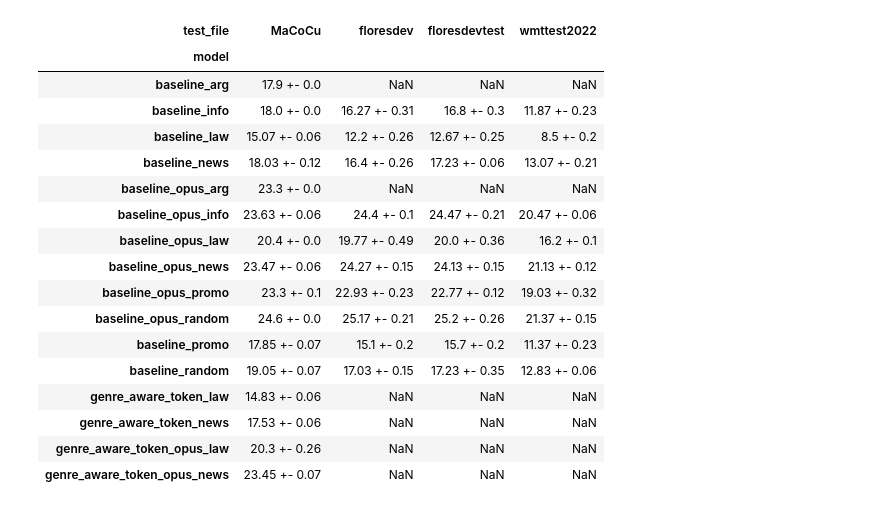
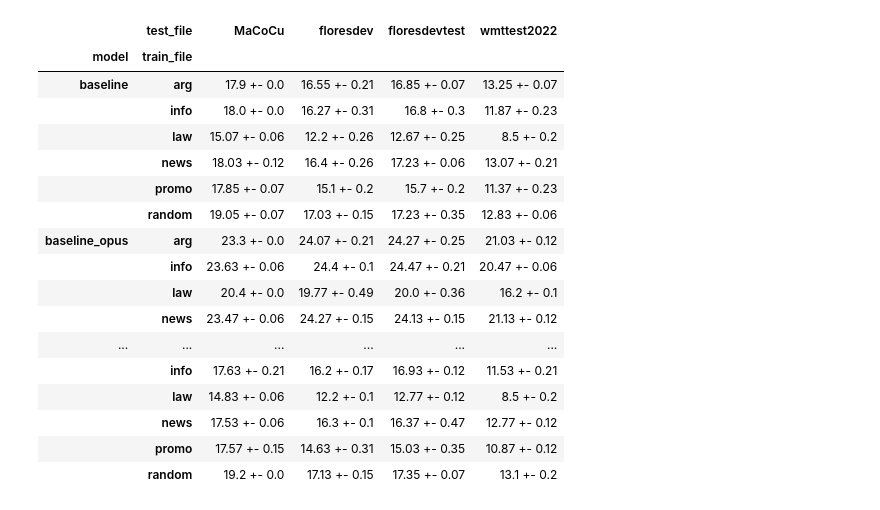
Before and after one commit to Malina03/Genre-enabled-NMT, a Jupyter notebook: analysis_notebooks/results.ipynb, the cells around one changed output. Saved outputs shown, nothing was run; the diff lists cells and outputs as text; code cells hidden in the pictures.

Commit message:
change value

```diff
--- a/analysis_notebooks/results.ipynb
+++ b/analysis_notebooks/results.ipynb
@@ -63,27 +130,32 @@ res_hr
 # %%
 # fine-tuning results
 res_hr = pd.read_csv('../results/hr/fine_tune_bleu_scores.csv')
+# remove rows with genre_aware_token_opus
+res_hr = res_hr[~res_hr['model'].str.contains('genre_aware_token_opus')]
 # combine as strings bleu_mean rounded to 2 decimals +- bleu_std rounded to 2 decimals
 res_hr['bleu'] = res_hr['bleu_mean'].round(2).astype(str) + ' +- ' + res_hr['bleu_std'].round(2).astype(str)
+# make train file column by splitting the model name
+res_hr['train_file'] = res_hr['model'].apply(lambda x: x.split("_")[-1])
+res_hr['model'] = res_hr['model'].apply(lambda x: "_".join(x.split("_")[:-1]))
 # pivot
-res_hr = res_hr.pivot(index='model', columns='test_file', values='bleu')
+res_hr = res_hr.pivot(index=['model','train_file'], columns=['test_file'], values='bleu')
 res_hr
 # %% [output]
-| test_file | MaCoCu | floresdev | floresdevtest | wmttest2022 |
-| model |  |  |  |  |
-| baseline_arg | 17.9 +- 0.0 | NaN | NaN | NaN |
-| baseline_info | 18.0 +- 0.0 | 16.27 +- 0.31 | 16.8 +- 0.3 | 11.87 +- 0.23 |
-| baseline_law | 15.07 +- 0.06 | 12.2 +- 0.26 | 12.67 +- 0.25 | 8.5 +- 0.2 |
-| baseline_news | 18.03 +- 0.12 | 16.4 +- 0.26 | 17.23 +- 0.06 | 13.07 +- 0.21 |
-| baseline_opus_arg | 23.3 +- 0.0 | NaN | NaN | NaN |
-| baseline_opus_info | 23.63 +- 0.06 | 24.4 +- 0.1 | 24.47 +- 0.21 | 20.47 +- 0.06 |
-| baseline_opus_law | 20.4 +- 0.0 | 19.77 +- 0.49 | 20.0 +- 0.36 | 16.2 +- 0.1 |
-| baseline_opus_news | 23.47 +- 0.06 | 24.27 +- 0.15 | 24.13 +- 0.15 | 21.13 +- 0.12 |
-| baseline_opus_promo | 23.3 +- 0.1 | 22.93 +- 0.23 | 22.77 +- 0.12 | 19.03 +- 0.32 |
-| baseline_opus_random | 24.6 +- 0.0 | 25.17 +- 0.21 | 25.2 +- 0.26 | 21.37 +- 0.15 |
-| baseline_promo | 17.85 +- 0.07 | 15.1 +- 0.2 | 15.7 +- 0.2 | 11.37 +- 0.23 |
-| baseline_random | 19.05 +- 0.07 | 17.03 +- 0.15 | 17.23 +- 0.35 | 12.83 +- 0.06 |
-| genre_aware_token_law | 14.83 +- 0.06 | NaN | NaN | NaN |
-| genre_aware_token_news | 17.53 +- 0.06 | NaN | NaN | NaN |
-| genre_aware_token_opus_law | 20.3 +- 0.26 | NaN | NaN | NaN |
-| genre_aware_token_opus_news | 23.45 +- 0.07 | NaN | NaN | NaN |
+|  | test_file | MaCoCu | floresdev | floresdevtest | wmttest2022 |
+| model | train_file |  |  |  |  |
+| baseline | arg | 17.9 +- 0.0 | 16.55 +- 0.21 | 16.85 +- 0.07 | 13.25 +- 0.07 |
+|  | info | 18.0 +- 0.0 | 16.27 +- 0.31 | 16.8 +- 0.3 | 11.87 +- 0.23 |
+|  | law | 15.07 +- 0.06 | 12.2 +- 0.26 | 12.67 +- 0.25 | 8.5 +- 0.2 |
+|  | news | 18.03 +- 0.12 | 16.4 +- 0.26 | 17.23 +- 0.06 | 13.07 +- 0.21 |
+|  | promo | 17.85 +- 0.07 | 15.1 +- 0.2 | 15.7 +- 0.2 | 11.37 +- 0.23 |
+|  | random | 19.05 +- 0.07 | 17.03 +- 0.15 | 17.23 +- 0.35 | 12.83 +- 0.06 |
+| baseline_opus | arg | 23.3 +- 0.0 | 24.07 +- 0.21 | 24.27 +- 0.25 | 21.03 +- 0.12 |
+|  | info | 23.63 +- 0.06 | 24.4 +- 0.1 | 24.47 +- 0.21 | 20.47 +- 0.06 |
+|  | law | 20.4 +- 0.0 | 19.77 +- 0.49 | 20.0 +- 0.36 | 16.2 +- 0.1 |
+|  | news | 23.47 +- 0.06 | 24.27 +- 0.15 | 24.13 +- 0.15 | 21.13 +- 0.12 |
+| ... | ... | ... | ... | ... | ... |
+|  | info | 17.63 +- 0.21 | 16.2 +- 0.17 | 16.93 +- 0.12 | 11.53 +- 0.21 |
+|  | law | 14.83 +- 0.06 | 12.2 +- 0.1 | 12.77 +- 0.12 | 8.5 +- 0.2 |
+|  | news | 17.53 +- 0.06 | 16.3 +- 0.1 | 16.37 +- 0.47 | 12.77 +- 0.12 |
+|  | promo | 17.57 +- 0.15 | 14.63 +- 0.31 | 15.03 +- 0.35 | 10.87 +- 0.12 |
+|  | random | 19.2 +- 0.0 | 17.13 +- 0.15 | 17.35 +- 0.07 | 13.1 +- 0.2 |
```
Also changed, not shown: parts of 22 cells of this notebook, 1 other file.
